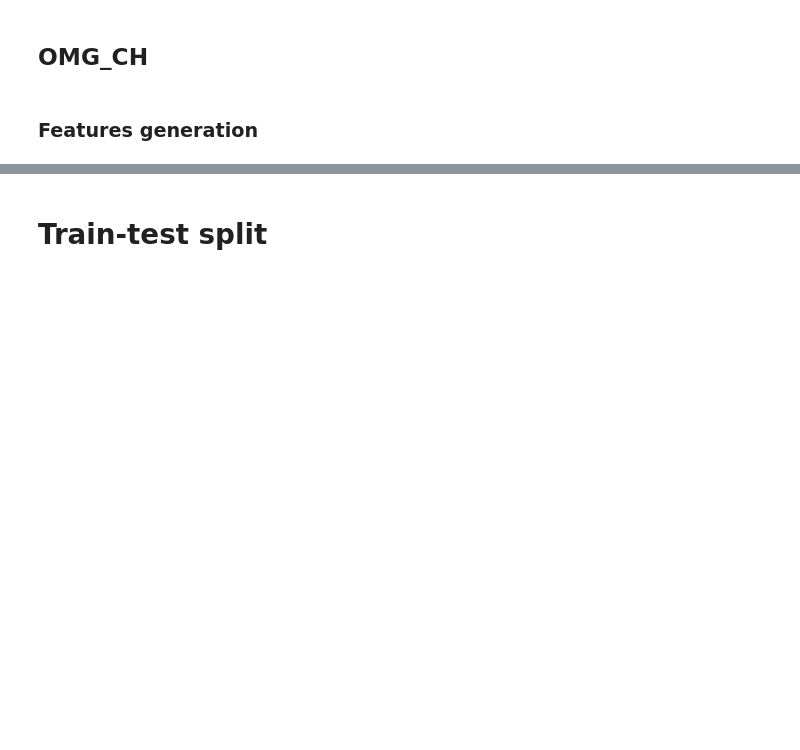
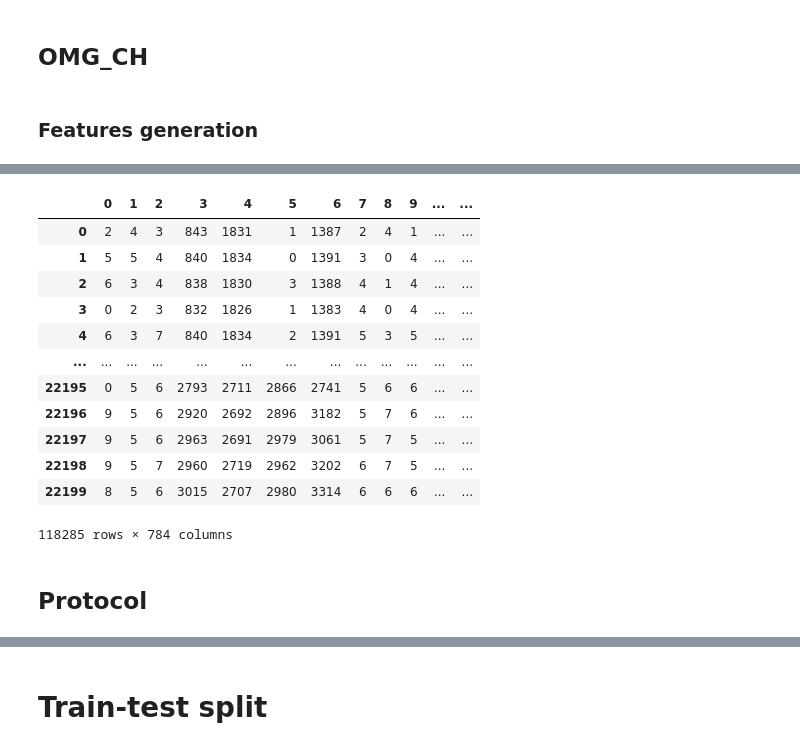
Before and after one commit to DenisBaburin/motorika_internship_team2, a Jupyter notebook: main.ipynb, the cells around one changed output, grey strips where cells are left out. Cells and saved outputs as stored; diff of their text form; code cells hidden in the pictures; blank space fills up the shorter version.

```diff
--- a/main.ipynb
+++ b/main.ipynb
@@ -146,10 +178,11 @@ model — model of data
 # %%
-gestures = read_omg_csv(palm_file,
-                              n_omg_channels=50,
-                              n_acc_channels=3,
-                              n_gyr_channels=3,
-                              n_enc_channels=6,
-                              n_mag_channels=0)
-
-print(gestures.shape)
-gestures.head()
+def read_X(palm_files):
+    X = pd.DataFrame()
+    for palm_file in palm_files:
+        X = pd.concat([X,read_omg_csv(palm_file,
+                                  n_omg_channels=50,
+                                  n_acc_channels=3,
+                                  n_gyr_channels=3,
+                                  n_enc_channels=6,
+                                  n_mag_channels=0)])
+    return X
@@ -382,0 +441,19 @@ gestures
+# %%
+gestures = generate_features(gestures,do_tqdm=True)
+gestures
+# %% [output]
+|  | 0 | 1 | 2 | 3 | 4 | 5 | 6 | 7 | 8 | 9 | ... | ... |
+| 0 | 2 | 4 | 3 | 843 | 1831 | 1 | 1387 | 2 | 4 | 1 | ... | ... |
+| 1 | 5 | 5 | 4 | 840 | 1834 | 0 | 1391 | 3 | 0 | 4 | ... | ... |
+| 2 | 6 | 3 | 4 | 838 | 1830 | 3 | 1388 | 4 | 1 | 4 | ... | ... |
+| 3 | 0 | 2 | 3 | 832 | 1826 | 1 | 1383 | 4 | 0 | 4 | ... | ... |
+| 4 | 6 | 3 | 7 | 840 | 1834 | 2 | 1391 | 5 | 3 | 5 | ... | ... |
+| ... | ... | ... | ... | ... | ... | ... | ... | ... | ... | ... | ... | ... |
+| 22195 | 0 | 5 | 6 | 2793 | 2711 | 2866 | 2741 | 5 | 6 | 6 | ... | ... |
+| 22196 | 9 | 5 | 6 | 2920 | 2692 | 2896 | 3182 | 5 | 7 | 6 | ... | ... |
+| 22197 | 9 | 5 | 6 | 2963 | 2691 | 2979 | 3061 | 5 | 7 | 5 | ... | ... |
+| 22198 | 9 | 5 | 7 | 2960 | 2719 | 2962 | 3202 | 6 | 7 | 5 | ... | ... |
+| 22199 | 8 | 5 | 6 | 3015 | 2707 | 2980 | 3314 | 6 | 6 | 6 | ... | ... |
+118285 rows × 784 columns
+# %% [markdown]
+## Protocol
```
Also changed, not shown: parts of 53 cells of this notebook, 1 other file.
